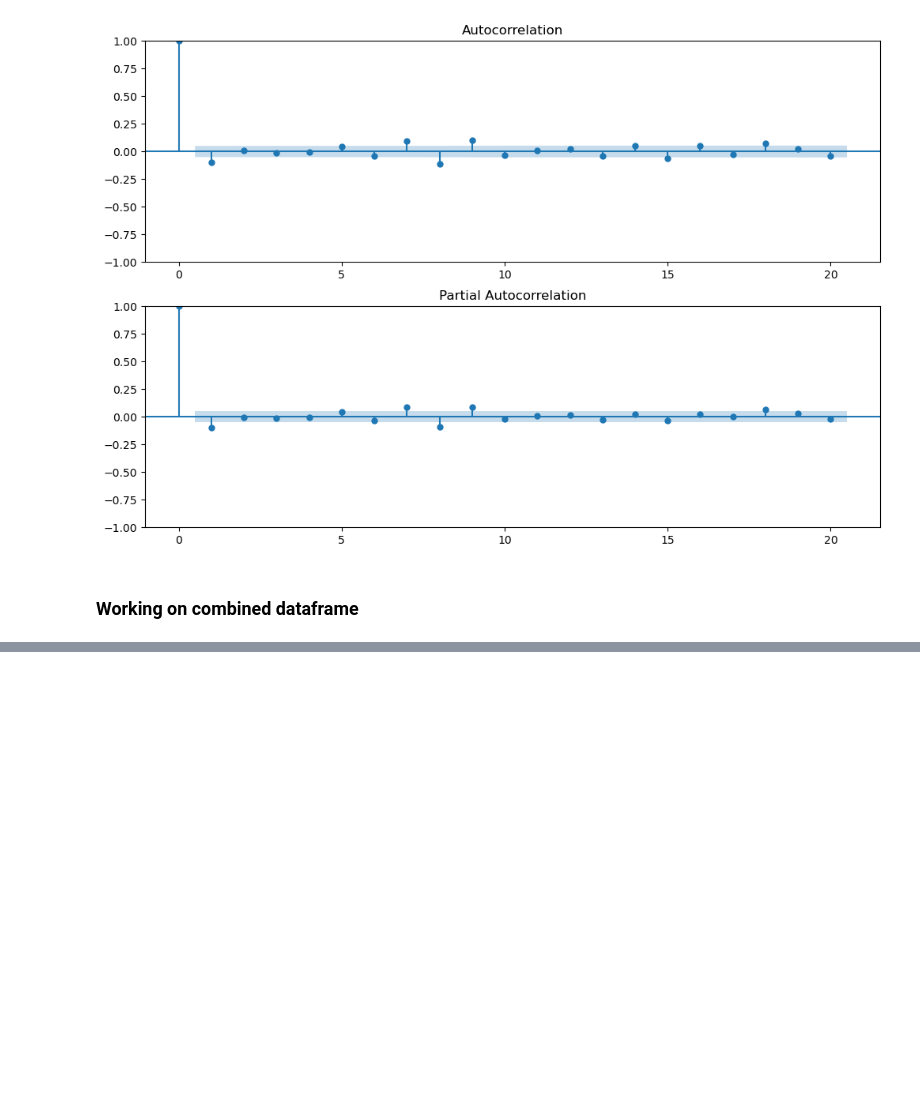
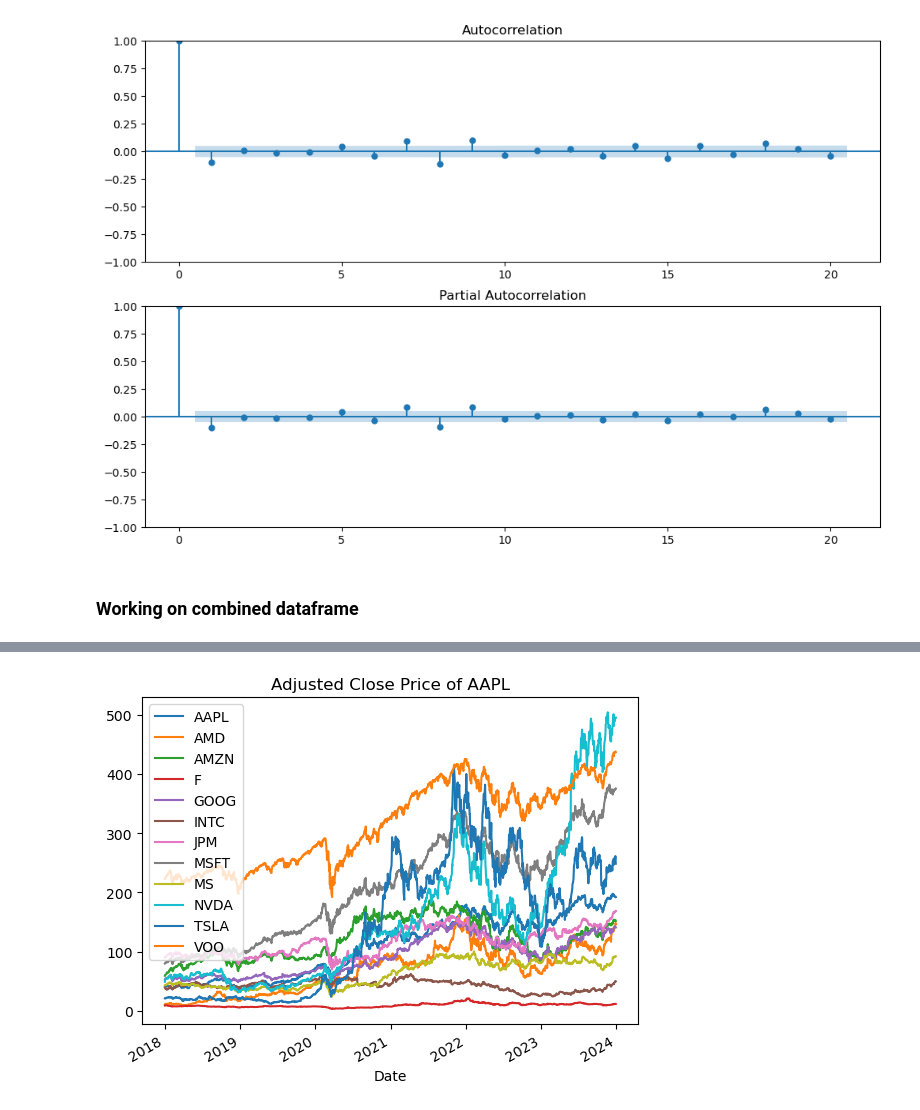
Before and after one commit to dwu359/ml-portfolio-optimization, a Jupyter notebook: portfolio_optimization.ipynb, the cells around one changed output, grey strips where cells are left out. Saved outputs shown, nothing was run; the diff lists cells and outputs as text; code cells hidden in the pictures; blank space fills up the shorter version.

```diff
--- a/portfolio_optimization.ipynb
+++ b/portfolio_optimization.ipynb
@@ -287,0 +353,6 @@ comb_stock.head()
+# %%
+# Plot the adjusted close price
+portfolio.plot(title='Adjusted Close Price of AAPL')
+plt.show()
+# %% [output]
+[figure, added]
```
Also changed, not shown: parts of 14 cells of this notebook.
